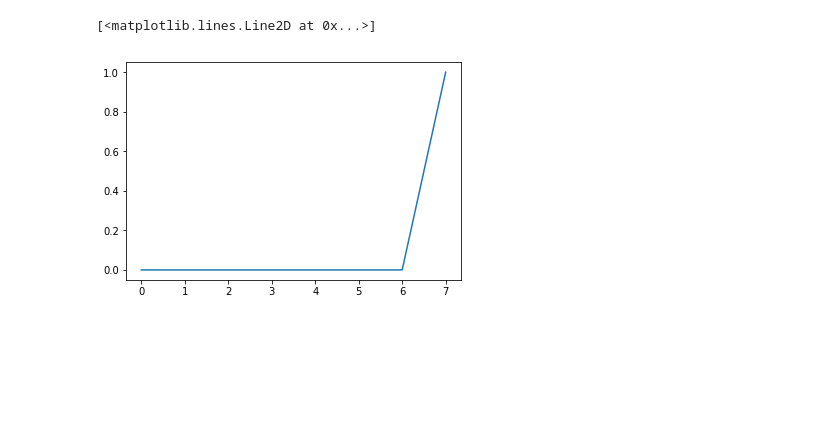
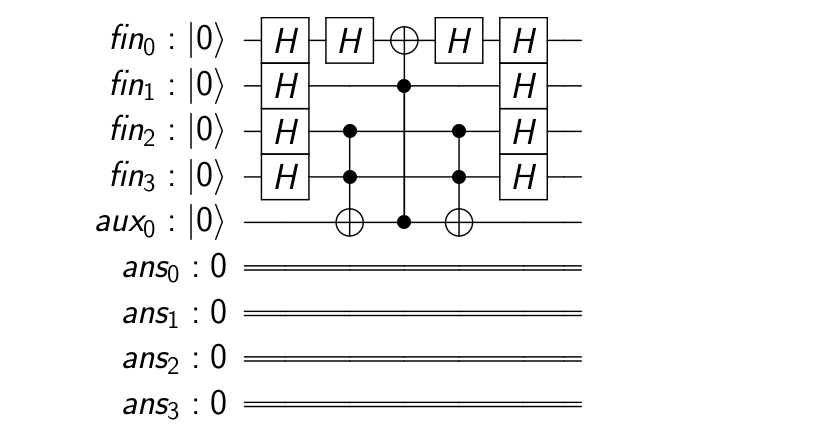
Before and after one commit to RQC-QApp/NNQST, a Jupyter notebook: demo/grover.ipynb, the cells around one changed output. Drawn from its saved outputs; the diff is of its cells as text; code cells hidden in the pictures; blank space fills up the shorter version.

```diff
--- a/demo/grover.ipynb
+++ b/demo/grover.ipynb
@@ -221,16 +11,0 @@ def sat(f, set_of_values):
-# %%
-# exactly_1_3_sat_formula = [[1, -2, -3],
-#                            [1, -2, 3],
-#                            [1, 2, -3],
-#                            [-1, -2, 3],
-#                            [-1, 2, -3],
-#                            [1, 2, 3],
-#                            [1, -2, 3],
-#                            [-1, -2, -3]]
-# exactly_1_3_sat_formula = [[1, 2, 3], [1, -2, -3], [-1, 2, 3]]
-exactly_1_3_sat_formula = [[1], [2], [3]]
-res = sat(exactly_1_3_sat_formula, get_all_states(3))
-plt.plot(res)
-# %% [output]
-[<matplotlib.lines.Line2D at 0x...>]
-[figure, removed]
@@ -236,0 +61,23 @@ plt.plot(res)
+# %%
+n = 4  # Number of qubits.
+f_in = QuantumRegister(n, name='fin')
+c = ClassicalRegister(n, name='ans')
+
+target = f_in[0]
+controls = [f_in[i] for i in range(1, 4)]
+
+aux = None
+qc = None
+if len(controls) > 2:
+    aux = QuantumRegister(len(controls) - 2, name='aux')
+    qc = QuantumCircuit(f_in, aux, c, name='grover')
+else:
+    qc = QuantumCircuit(f_in, c, name='grover')
+
+qc.h(f_in)
+n_controlled_Z(qc, controls, target, aux)
+qc.h(f_in)
+
+circuit_drawer(qc)
+# %% [output]
+[figure, added]
```
Also changed, not shown: parts of 14 cells of this notebook, 1 other file.
